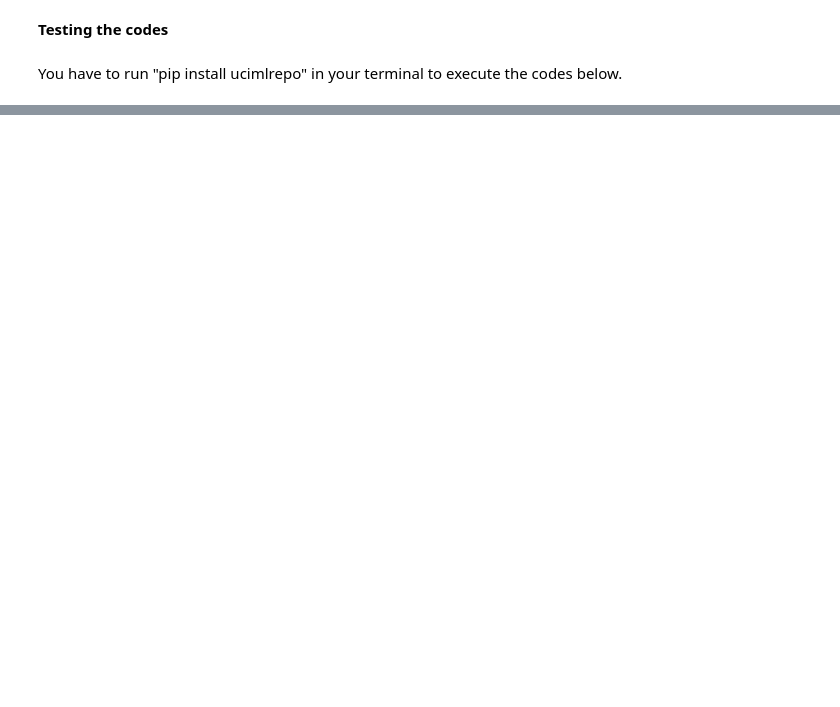
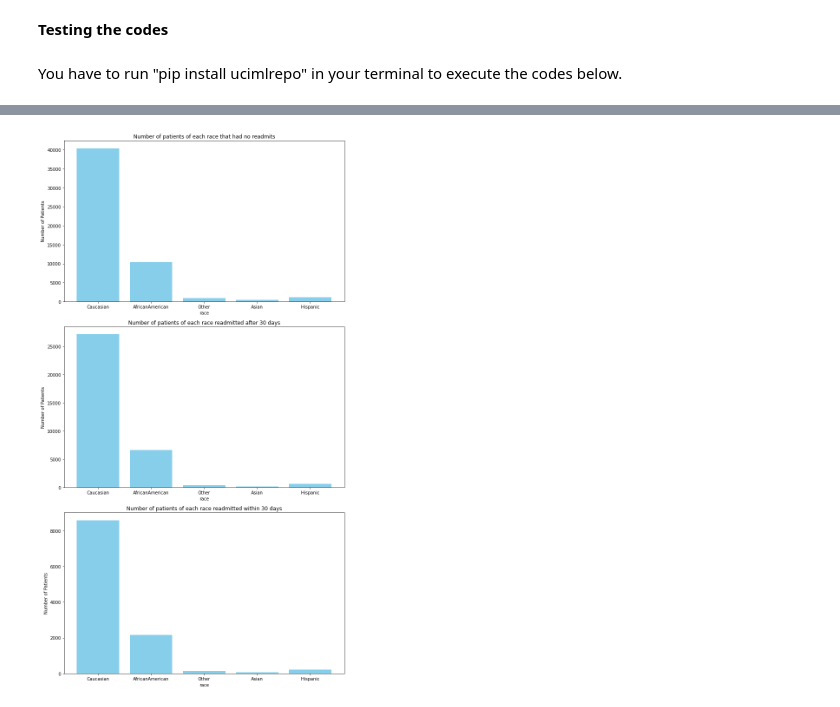
Before and after one commit to mattp2003/Type-3-URL-Diabetes-130-US-Hospitals, a Jupyter notebook: codes/main.ipynb, the cells around one changed output, grey strips where cells are left out. Saved outputs shown, nothing was run; the diff lists cells and outputs as text; code cells hidden in the pictures; blank space fills up the shorter version.

```diff
--- a/codes/main.ipynb
+++ b/codes/main.ipynb
@@ -37,0 +22,87 @@ print(diabetes_130_us_hospitals_for_years_1999_2008.variables)
+# %%
+from ucimlrepo import fetch_ucirepo
+
+# fetch dataset
+diabetes_130_us_hospitals_for_years_1999_2008 = fetch_ucirepo(id=296)
+# data (as pandas dataframes)
+X = diabetes_130_us_hospitals_for_years_1999_2008.data.features
+y = diabetes_130_us_hospitals_for_years_1999_2008.data.targets
+X = X.fillna(0)
+main_attributes = ['race', 'gender', 'age', 'number_inpatient', 'number_emergency', 'diag_1', 'diag_2', 'diag_3', 'max_glu_serum', 'A1Cresult', 'diabetesMed']
+X['race'] = X['race'].fillna('Other')
+
+X['race'] = X['race'].replace(0, "Other")
+X['diag_1'] = X['diag_1'].replace(0, "none")
+X['diag_2'] = X['diag_2'].replace(0, "none")
+X['diag_3'] = X['diag_3'].replace(0, "none")
+file_path = "../data/diabetic_data.csv"
+df = pd.read_csv(file_path)
+print(df.describe())
+
+#greater than 30
+
+
+def create_plot(ax, label, title):
+    counts = []
+    labels = []
+    for i in X['race'].unique():
+        counts.append(df[(df['race'] == i) & (df['readmitted'] == f'{label}')].shape[0])
+        labels.append(f'{i}')
+    ax.bar(labels, counts, color='skyblue')
+    ax.set_title(title)
+    ax.set_xlabel('race')
+    ax.set_ylabel('Number of Patients')
+fig, axs = plt.subplots(3, 1, figsize=(10, 18))
+create_plot(axs[0], 'NO', 'Number of patients of each race that had no readmits')
+create_plot(axs[1], '>30', 'Number of patients of each race readmitted after 30 days')
+create_plot(axs[2], '<30', 'Number of patients of each race readmitted within 30 days')
+plt.tight_layout()
+plt.show()
+
+
+def gender_pie(label):
+    newdf = df[df['readmitted'] == label]
+    gender_counts = newdf['gender'].value_counts()
+    plt.figure(figsize=(8, 8))
+    plt.title(f'Percent of each gender for readmit value of {label}')
+    plt.pie(gender_counts, labels=gender_counts.index, autopct='%1.1f%%', startangle=140, colors=['skyblue', 'lightgreen'])
+    plt.show()
+
+def age_pie(label):
+    newdf = df[df['readmitted'] == label]
+    gender_counts = newdf['age'].value_counts()
+    plt.figure(figsize=(15, 15))
+    plt.title(f'Percent of each age range for readmit value of {label}')
+    plt.pie(gender_counts, labels=gender_counts.index, autopct='%1.1f%%', startangle=200, colors=['skyblue', 'lightgreen', 'purple', 'red', 'orange', 'yellow', 'green', 'pink', 'brown'])
+    plt.show()
+
+X = X[main_attributes]
+gender_pie('>30')
+gender_pie('<30')
+gender_pie('NO')
+X = X.dropna()
+
+
+age_pie('>30')
+age_pie('<30')
+age_pie('NO')
+
+
+# X['diag_1'] = X['diag_1'].replace({'NO' : 0, '>30' : 1, '<30' : 2})
+# X['diag_2'] = X['diag_2'].replace({'NO' : 0, '>30' : 1, '<30' : 2})
+# X['diag_3'] = X['diag_3'].replace({'NO' : 0, '>30' : 1, '<30' : 2})
+# X['max_glu_serum'] = X['max_glu_serum'].replace({'normal' : 0, '>200' : 1, '>300' : 2, 'None' : 3})
+# X['A1Cresult'] = X['A1Cresult'].replace({'normal' : 0, '>7' : 1, '>8' : 2, 'None' : 3})
+# X['diabetesMed'] = X['diabetesMed'].replace({'Yes' : 1, 'No' : 0})
+
+
+#print(X)
+
+
+for i in X:
+    if X[i].dtype != 'int32':
+        X[i] = X[i].astype('category')
+
+# metadata
+y = y.replace({'NO' : 0, '>30' : 1, '<30' : 2})
+# %% [output]
@@ -37,0 +126 @@ print(diabetes_130_us_hospitals_for_years_1999_2008.variables)
+[figure, added]
```
Also changed, not shown: parts of 5 cells of this notebook.
